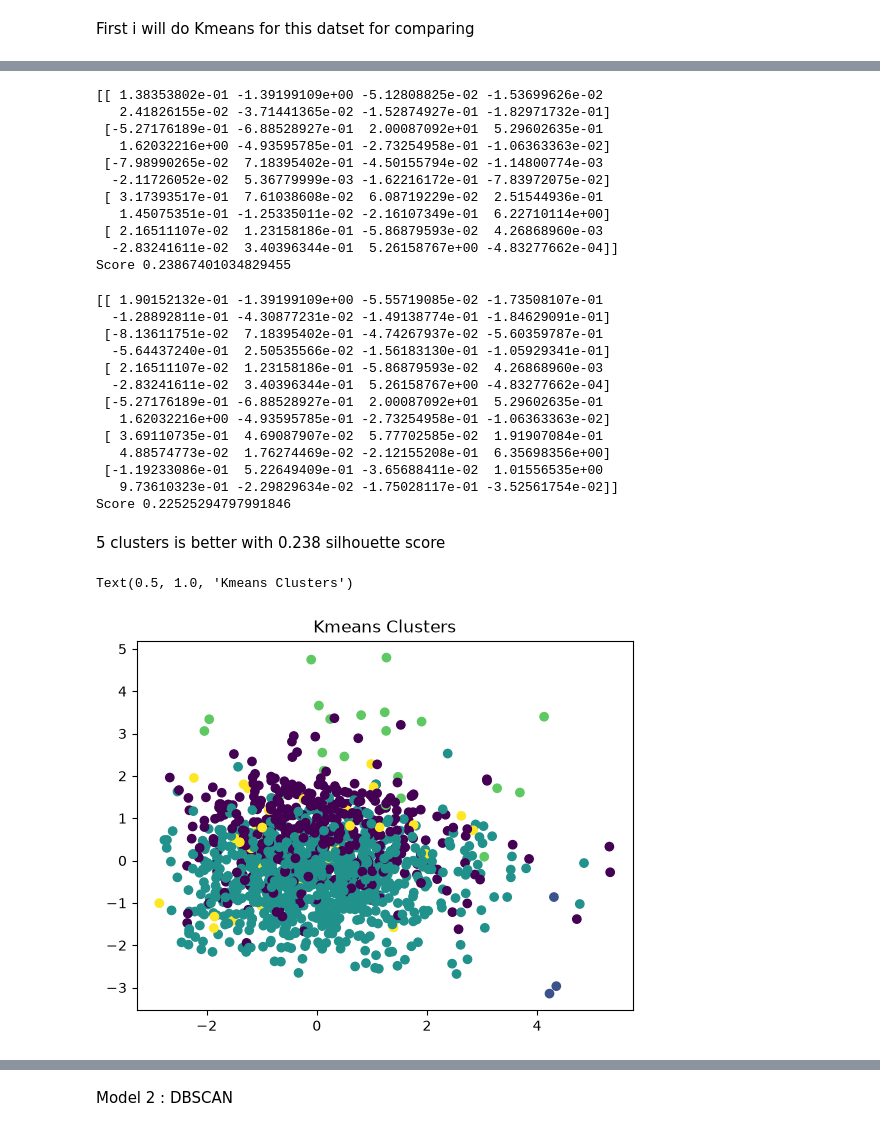
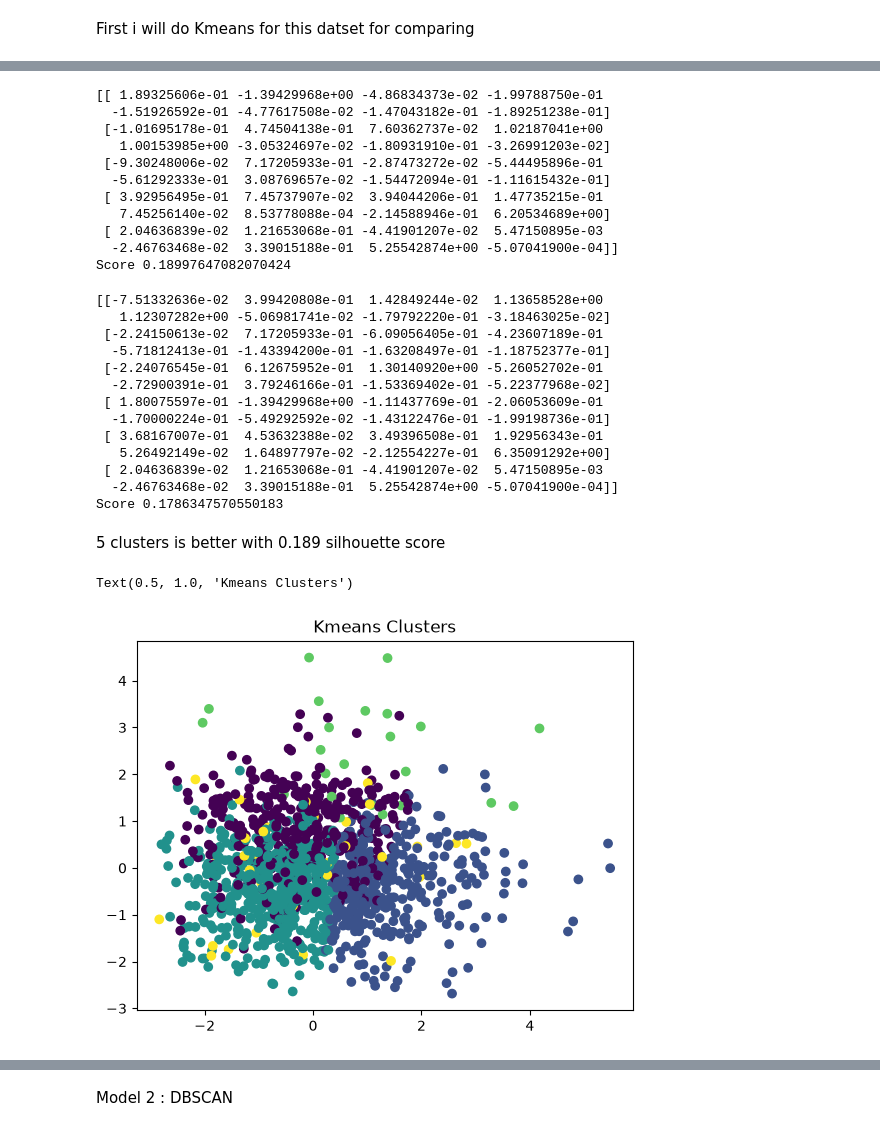
Before and after one commit to Nour-Tamimi/BinXtraining, a Jupyter notebook: Project/notebooks/week5.ipynb, the cells around one changed output, grey strips where cells are left out. Cells and saved outputs as stored; diff of their text form; code cells hidden in the pictures.

```diff
--- a/Project/notebooks/week5.ipynb
+++ b/Project/notebooks/week5.ipynb
@@ -6,7 +6,7 @@ import numpy as np
 import seaborn as sns
 # %%
 #reading the csv file
-df= pd.read_csv('C:/Users/Lenovo/OneDrive/Desktop/BinX training/Project/data/medicaldataset.csv')
+df= pd.read_csv('C:/Users/Lenovo/OneDrive/Desktop/BinX training/Project/data/heart_disease_clean.csv')
 # %%
 df.head()
 # %% [output]
@@ -49,17 +49,17 @@ print(km.cluster_centers_)
 score = silhouette_score(X_scaled, labels)
 print('Score',score)
 # %% [output]
-[[ 1.38353802e-01 -1.39199109e+00 -5.12808825e-02 -1.53699626e-02
-   2.41826155e-02 -3.71441365e-02 -1.52874927e-01 -1.82971732e-01]
- [-5.27176189e-01 -6.88528927e-01  2.00087092e+01  5.29602635e-01
-   1.62032216e+00 -4.93595785e-01 -2.73254958e-01 -1.06363363e-02]
- [-7.98990265e-02  7.18395402e-01 -4.50155794e-02 -1.14800774e-03
-  -2.11726052e-02  5.36779999e-03 -1.62216172e-01 -7.83972075e-02]
- [ 3.17393517e-01  7.61038608e-02  6.08719229e-02  2.51544936e-01
-   1.45075351e-01 -1.25335011e-02 -2.16107349e-01  6.22710114e+00]
- [ 2.16511107e-02  1.23158186e-01 -5.86879593e-02  4.26868960e-03
-  -2.83241611e-02  3.40396344e-01  5.26158767e+00 -4.83277662e-04]]
-Score 0.23867401034829455
+[[ 1.89325606e-01 -1.39429968e+00 -4.86834373e-02 -1.99788750e-01
+  -1.51926592e-01 -4.77617508e-02 -1.47043182e-01 -1.89251238e-01]
+ [-1.01695178e-01  4.74504138e-01  7.60362737e-02  1.02187041e+00
+   1.00153985e+00 -3.05324697e-02 -1.80931910e-01 -3.26991203e-02]
+ [-9.30248006e-02  7.17205933e-01 -2.87473272e-02 -5.44495896e-01
+  -5.61292333e-01  3.08769657e-02 -1.54472094e-01 -1.11615432e-01]
+ [ 3.92956495e-01  7.45737907e-02  3.94044206e-01  1.47735215e-01
+   7.45256140e-02  8.53778088e-04 -2.14588946e-01  6.20534689e+00]
+ [ 2.04636839e-02  1.21653068e-01 -4.41901207e-02  5.47150895e-03
+  -2.46763468e-02  3.39015188e-01  5.25542874e+00 -5.07041900e-04]]
+Score 0.18997647082070424
 # %%
 #silhouette score for 6 clusters
 
@@ -70,29 +70,29 @@ print(km2.cluster_centers_)
 score = silhouette_score(X_scaled, labels2)
 print('Score',score)
 # %% [output]
-[[ 1.90152132e-01 -1.39199109e+00 -5.55719085e-02 -1.73508107e-01
-  -1.28892811e-01 -4.30877231e-02 -1.49138774e-01 -1.84629091e-01]
- [-8.13611751e-02  7.18395402e-01 -4.74267937e-02 -5.60359787e-01
-  -5.64437240e-01  2.50535566e-02 -1.56183130e-01 -1.05929341e-01]
- [ 2.16511107e-02  1.23158186e-01 -5.86879593e-02  4.26868960e-03
-  -2.83241611e-02  3.40396344e-01  5.26158767e+00 -4.83277662e-04]
- [-5.27176189e-01 -6.88528927e-01  2.00087092e+01  5.29602635e-01
-   1.62032216e+00 -4.93595785e-01 -2.73254958e-01 -1.06363363e-02]
- [ 3.69110735e-01  4.69087907e-02  5.77702585e-02  1.91907084e-01
-   4.88574773e-02  1.76274469e-02 -2.12155208e-01  6.35698356e+00]
- [-1.19233086e-01  5.22649409e-01 -3.65688411e-02  1.01556535e+00
-   9.73610323e-01 -2.29829634e-02 -1.75028117e-01 -3.52561754e-02]]
-Score 0.22525294797991846
+[[-7.51332636e-02  3.99420808e-01  1.42849244e-02  1.13658528e+00
+   1.12307282e+00 -5.06981741e-02 -1.79792220e-01 -3.18463025e-02]
+ [-2.24150613e-02  7.17205933e-01 -6.09056405e-01 -4.23607189e-01
+  -5.71812413e-01 -1.43394200e-01 -1.63208497e-01 -1.18752377e-01]
+ [-2.24076545e-01  6.12675952e-01  1.30140920e+00 -5.26052702e-01
+  -2.72900391e-01  3.79246166e-01 -1.53369402e-01 -5.22377968e-02]
+ [ 1.80075597e-01 -1.39429968e+00 -1.11437769e-01 -2.06053609e-01
+  -1.70000224e-01 -5.49292592e-02 -1.43122476e-01 -1.99198736e-01]
+ [ 3.68167007e-01  4.53632388e-02  3.49396508e-01  1.92956343e-01
+   5.26492149e-02  1.64897797e-02 -2.12554227e-01  6.35091292e+00]
+ [ 2.04636839e-02  1.21653068e-01 -4.41901207e-02  5.47150895e-03
+  -2.46763468e-02  3.39015188e-01  5.25542874e+00 -5.07041900e-04]]
+Score 0.1786347570550183
 # %% [markdown]
-5 clusters is better with 0.238 silhouette score
+5 clusters is better with 0.189 silhouette score
 # %%
 # making 2D df to plot
 from sklearn.decomposition import PCA
 pca = PCA(n_components=2)
 X_2d = pca.fit_transform(X_scaled)
-
+centers_2d = pca.transform(km.cluster_centers_)
 plt.scatter(X_2d[:, 0], X_2d[:, 1], c=labels, cmap='viridis')
 plt.title('Kmeans Clusters')
 # %% [output]
 Text(0.5, 1.0, 'Kmeans Clusters')
-[figure, old version]
+[figure, new version]
```
Also changed, not shown: parts of 21 cells of this notebook, 5 other files.
